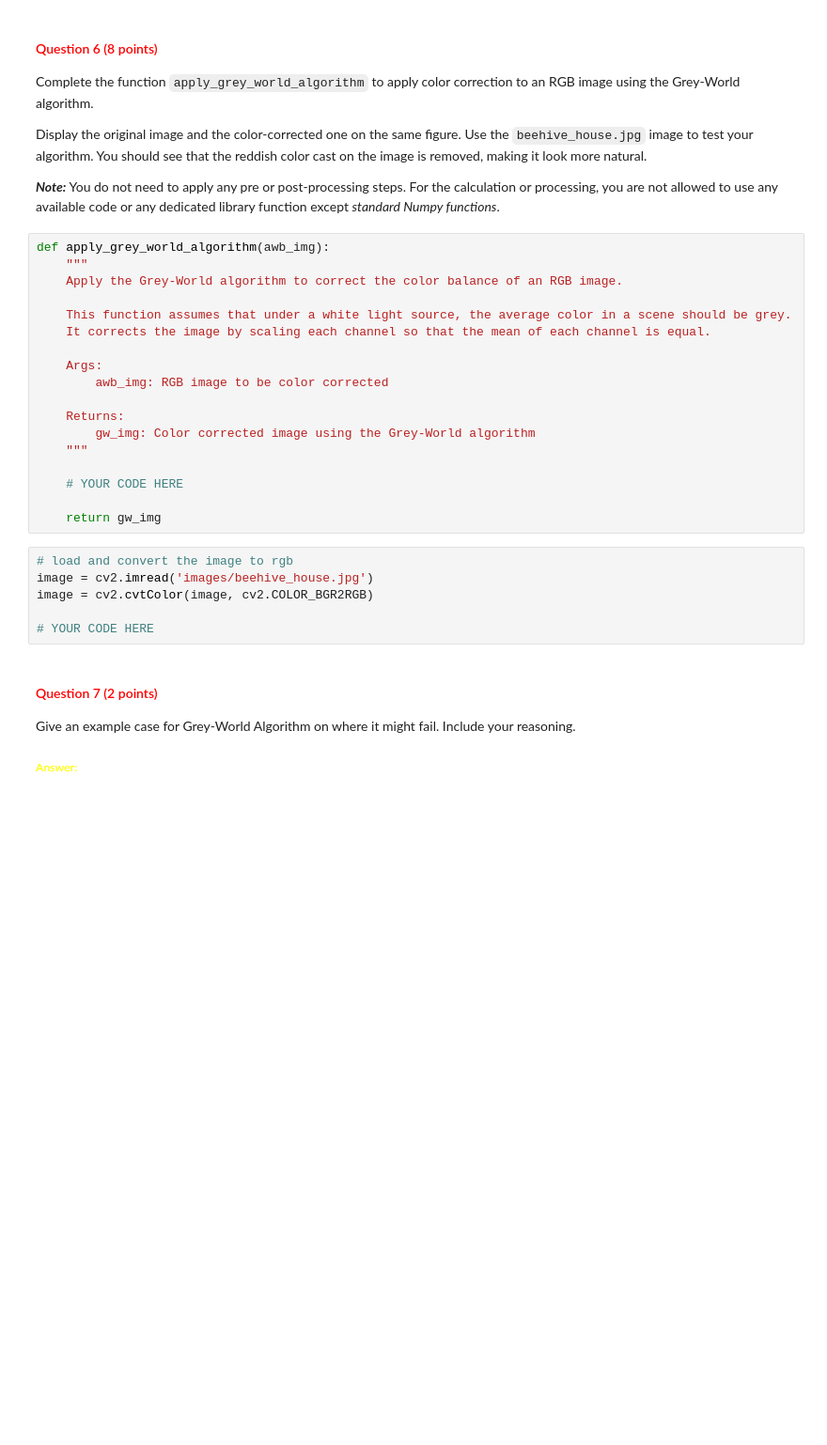
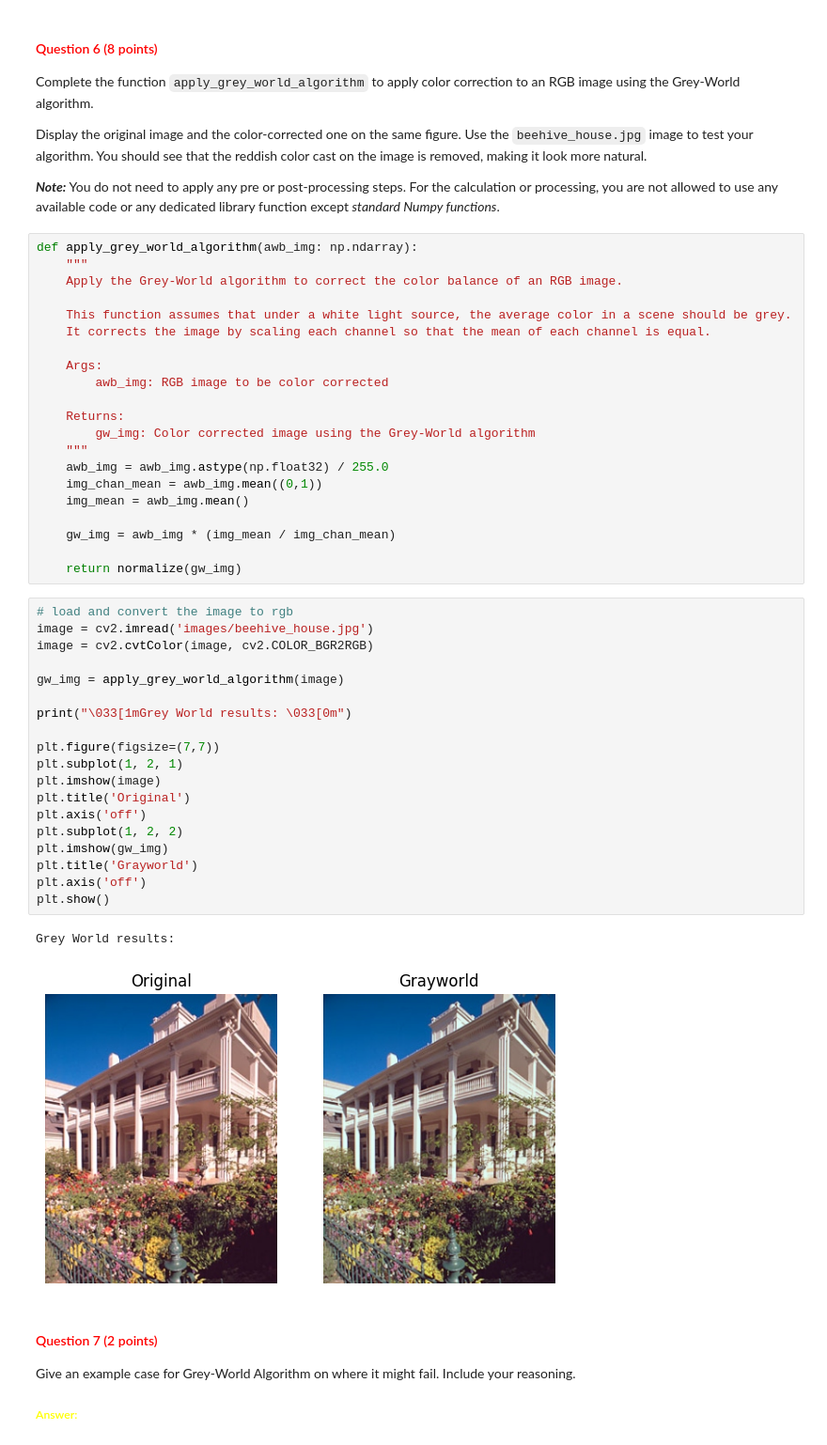
Before and after one commit to WouterBesse/cv1-lab-1, a Jupyter notebook: cv1-lab-1.ipynb, the cells around one changed output. Shown at 94% size. Cells and saved outputs as stored; diff of their text form; blank space fills up the shorter version.

```diff
--- a/cv1-lab-1.ipynb
+++ b/cv1-lab-1.ipynb
@@ -519,7 +519,7 @@ Display the original image and the color-corrected one on the same figure. Use t
 
 ***Note:*** You do not need to apply any pre or post-processing steps. For the calculation or processing, you are not allowed to use any available code or any dedicated library function except *standard Numpy functions*.
 # %%
-def apply_grey_world_algorithm(awb_img):
+def apply_grey_world_algorithm(awb_img: np.ndarray):
     """
     Apply the Grey-World algorithm to correct the color balance of an RGB image.
 
@@ -532,16 +532,35 @@ def apply_grey_world_algorithm(awb_img):
     Returns:
         gw_img: Color corrected image using the Grey-World algorithm
     """
+    awb_img = awb_img.astype(np.float32) / 255.0
+    img_chan_mean = awb_img.mean((0,1))
+    img_mean = awb_img.mean()
 
-    # YOUR CODE HERE
+    gw_img = awb_img * (img_mean / img_chan_mean)
 
-    return gw_img
+    return normalize(gw_img)
 # %%
 # load and convert the image to rgb
 image = cv2.imread('images/beehive_house.jpg')
 image = cv2.cvtColor(image, cv2.COLOR_BGR2RGB)
 
-# YOUR CODE HERE
+gw_img = apply_grey_world_algorithm(image)
+
+print("\033[1mGrey World results: \033[0m")
+
+plt.figure(figsize=(7,7))
+plt.subplot(1, 2, 1)
+plt.imshow(image)
+plt.title('Original')
+plt.axis('off')
+plt.subplot(1, 2, 2)
+plt.imshow(gw_img)
+plt.title('Grayworld')
+plt.axis('off')
+plt.show()
+# %% [output]
+Grey World results:
+[figure, added]
 # %% [markdown]
 <a id="question-7"></a>
 #### <font color='#FF0000'>Question 7 (2 points)</font>
```
Also changed, not shown: parts of 10 cells of this notebook.
